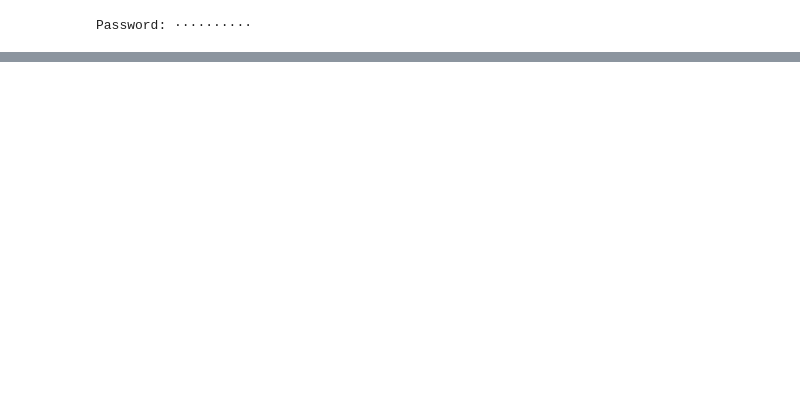
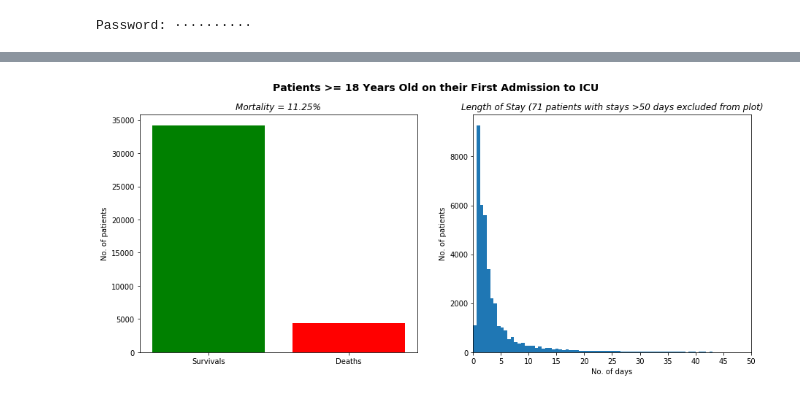
Before and after one commit to aneary12/sepsis, a Jupyter notebook: patient_selection.ipynb, the cells around one changed output, grey strips where cells are left out. Drawn from its saved outputs; the diff is of its cells as text; code cells hidden in the pictures; blank space fills up the shorter version.

Commit message:
Selected adult patients on their first admission

```diff
--- a/patient_selection.ipynb
+++ b/patient_selection.ipynb
@@ -31,16 +33,18 @@ SELECT
     i.icustay_id,
     p.gender,
     p.dob,
-    ROUND((CAST(i.intime AS date) - CAST(p.dob AS date))/365.242,2) AS age,
+    ROUND((CAST(a.admittime AS date) - CAST(p.dob AS date))/365.242,2) AS age,
+    a.admittime,
+    a.dischtime,
     i.intime,
     i.outtime,
     i.los,
-    CASE
-        WHEN p.dod_hosp IS NULL THEN 0
-        ELSE 1
-    END hosp_expire_flag
-FROM icustays i INNER JOIN patients p
-ON i.subject_id = p.subject_id
+    a.diagnosis,
+    a.hospital_expire_flag
+FROM
+    icustays i
+    INNER JOIN patients p ON i.subject_id = p.subject_id
+    INNER JOIN admissions a ON p.subject_id = a.subject_id
 """
 
 # Execute the query and fetch the result
@@ -50,5 +54,5 @@ conn.commit()
 data = cur.fetchall()
 
 # Store the result of the query as a pandas dataframe
-labels = ['subject_id', 'hadm_id', 'icustay_id', 'gender', 'dob', 'age', 'intime', 'outtime', 'los', 'hosp_expire_flag']
+labels = ['subject_id', 'hadm_id', 'icustay_id', 'gender', 'dob', 'age', 'admittime', 'dischtime', 'intime', 'outtime', 'icu_los', 'diagnosis', 'hosp_expire_flag']
 icu = pd.DataFrame(data, columns=labels)
@@ -71,0 +79,4 @@ icustay_id: 61532
+# %%
+# Remove any patients under 18 years old
+adult_icu = icu[icu['age']>=18]
+print('ICU stays with patients over 18: {}'.format(len(adult_icu)))
@@ -71,0 +85,5 @@ icustay_id: 61532
+# %%
+# Select first ICU admission for each patient
+icu_sorted = adult_icu.sort_values(by=['subject_id', 'intime']) # sort patients by subject ID and ICU admission time
+adult_first_icu = icu_sorted.groupby('subject_id', as_index=False).first() # take the first ICU admission for each subject
+print('Adults admitted to ICU for the first time: {}'.format(len(adult_first_icu)))
@@ -71,0 +102,19 @@ icustay_id: 61532
+# %%
+# Visualise mortality rate and length of ICU stay
+fig, (ax1, ax2) = plt.subplots(1, 2, figsize=(15,6))
+fig.suptitle('Patients >= 18 Years Old on their First Admission to ICU', weight='semibold', fontsize=14)
+
+# Plot the mortality
+ax1.bar(x=['Survivals','Deaths'], height=[len(adult_first_icu)-sum(adult_first_icu['hosp_expire_flag']),sum(adult_first_icu['hosp_expire_flag'])], color=['g','r'])
+ax1.set_title('Mortality = {:.2f}%'.format(100*sum(adult_first_icu['hosp_expire_flag'])/len(adult_first_icu)), style='italic')
+ax1.set_ylabel('No. of patients')
+
+# Plot the length of stay
+ax2.hist(x=adult_first_icu['icu_los'], bins=250)
+ax2.set_title('Length of Stay (71 patients with stays >50 days excluded from plot)', style='italic')
+ax2.set_xlim([0,50])
+ax2.set_xticks(range(0,51,5))
+ax2.set_xlabel('No. of days')
+ax2.set_ylabel('No. of patients');
+# %% [output]
+[figure, added]
```
Also changed, not shown: parts of 7 cells of this notebook, 1 other file.
